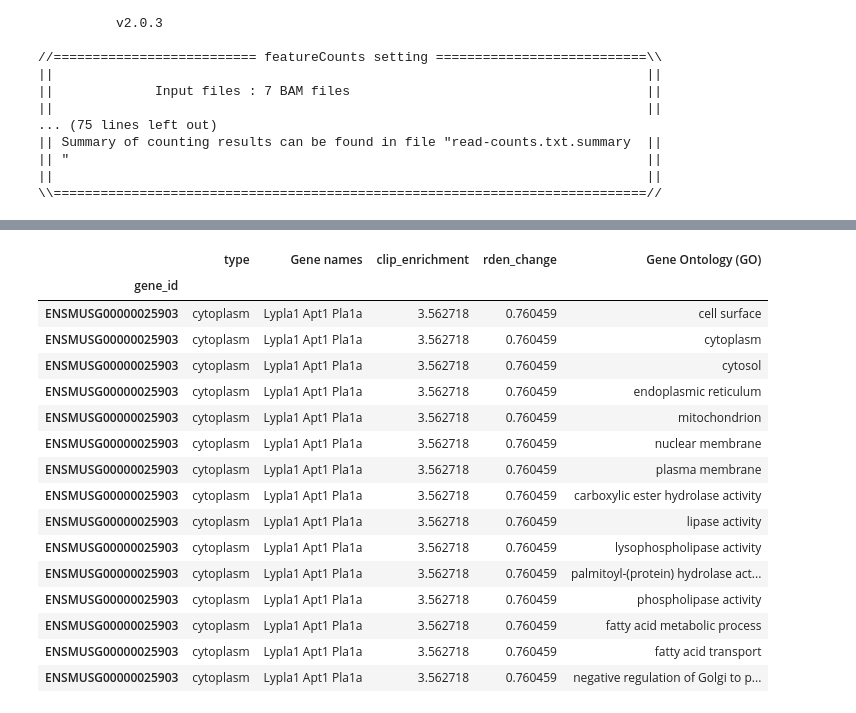
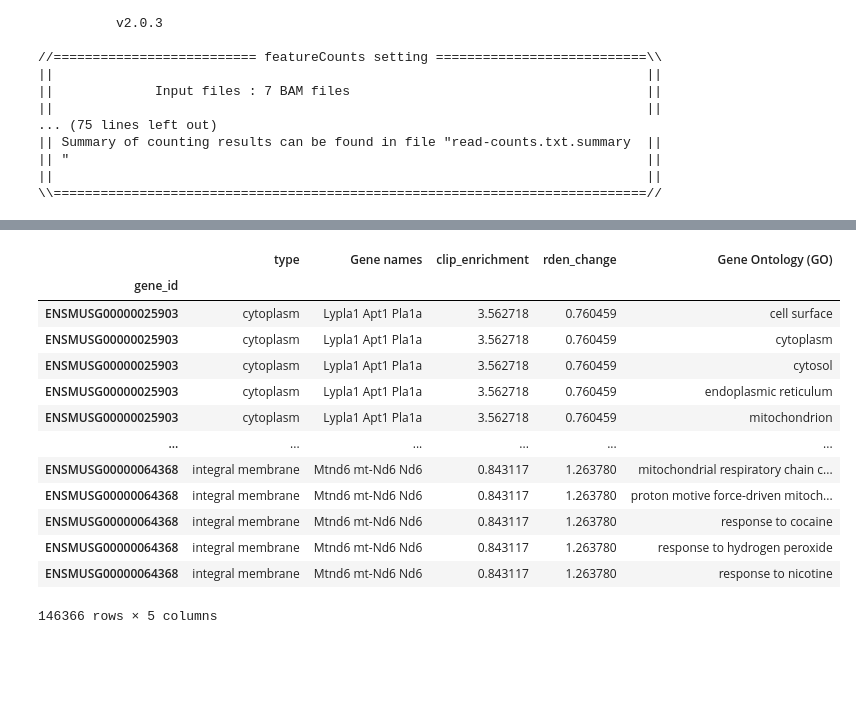
Before and after one commit to JungseoChoi/CJSbioinformatics, a Jupyter notebook: bioinformatics_project.ipynb, the cells around one changed output, grey strips where cells are left out. Drawn from its saved outputs; the diff is of its cells as text; code cells hidden in the pictures; blank space fills up the shorter version.

```diff
--- a/bioinformatics_project.ipynb
+++ b/bioinformatics_project.ipynb
@@ -235,22 +236,19 @@ subsets_GO
 # %%
-# Gene ontology (GO)에서 ';'을 기준으로 새로운 행으로 만들기
+# Gene ontology (GO)에서 ';'을 기준으로 새로운 행으로 만들기 ##여기서 너무 많은 행이 생김.단순화 할 수 있는 방법이 없을까?
 subsets_GO = subsets_GO.assign(**{'Gene Ontology (GO)': subsets_GO['Gene Ontology (GO)'].str.split(';')}).explode('Gene Ontology (GO)')
-subsets_GO[:15]
+subsets_GO
 # %% [output]
 |  | type | Gene names | clip_enrichment | rden_change | Gene Ontology (GO) |
 | gene_id |  |  |  |  |  |
 | ENSMUSG00000025903 | cytoplasm | Lypla1 Apt1 Pla1a | 3.562718 | 0.760459 | cell surface |
 | ENSMUSG00000025903 | cytoplasm | Lypla1 Apt1 Pla1a | 3.562718 | 0.760459 | cytoplasm |
 | ENSMUSG00000025903 | cytoplasm | Lypla1 Apt1 Pla1a | 3.562718 | 0.760459 | cytosol |
 | ENSMUSG00000025903 | cytoplasm | Lypla1 Apt1 Pla1a | 3.562718 | 0.760459 | endoplasmic reticulum |
 | ENSMUSG00000025903 | cytoplasm | Lypla1 Apt1 Pla1a | 3.562718 | 0.760459 | mitochondrion |
-| ENSMUSG00000025903 | cytoplasm | Lypla1 Apt1 Pla1a | 3.562718 | 0.760459 | nuclear membrane |
-| ENSMUSG00000025903 | cytoplasm | Lypla1 Apt1 Pla1a | 3.562718 | 0.760459 | plasma membrane |
-| ENSMUSG00000025903 | cytoplasm | Lypla1 Apt1 Pla1a | 3.562718 | 0.760459 | carboxylic ester hydrolase activity |
-| ENSMUSG00000025903 | cytoplasm | Lypla1 Apt1 Pla1a | 3.562718 | 0.760459 | lipase activity |
-| ENSMUSG00000025903 | cytoplasm | Lypla1 Apt1 Pla1a | 3.562718 | 0.760459 | lysophospholipase activity |
-| ENSMUSG00000025903 | cytoplasm | Lypla1 Apt1 Pla1a | 3.562718 | 0.760459 | palmitoyl-(protein) hydrolase act... |
-| ENSMUSG00000025903 | cytoplasm | Lypla1 Apt1 Pla1a | 3.562718 | 0.760459 | phospholipase activity |
-| ENSMUSG00000025903 | cytoplasm | Lypla1 Apt1 Pla1a | 3.562718 | 0.760459 | fatty acid metabolic process |
-| ENSMUSG00000025903 | cytoplasm | Lypla1 Apt1 Pla1a | 3.562718 | 0.760459 | fatty acid transport |
-| ENSMUSG00000025903 | cytoplasm | Lypla1 Apt1 Pla1a | 3.562718 | 0.760459 | negative regulation of Golgi to p... |
+| ... | ... | ... | ... | ... | ... |
+| ENSMUSG00000064368 | integral membrane | Mtnd6 mt-Nd6 Nd6 | 0.843117 | 1.263780 | mitochondrial respiratory chain c... |
+| ENSMUSG00000064368 | integral membrane | Mtnd6 mt-Nd6 Nd6 | 0.843117 | 1.263780 | proton motive force-driven mitoch... |
+| ENSMUSG00000064368 | integral membrane | Mtnd6 mt-Nd6 Nd6 | 0.843117 | 1.263780 | response to cocaine |
+| ENSMUSG00000064368 | integral membrane | Mtnd6 mt-Nd6 Nd6 | 0.843117 | 1.263780 | response to hydrogen peroxide |
+| ENSMUSG00000064368 | integral membrane | Mtnd6 mt-Nd6 Nd6 | 0.843117 | 1.263780 | response to nicotine |
+146366 rows × 5 columns
```
Also changed, not shown: parts of 15 cells of this notebook.
